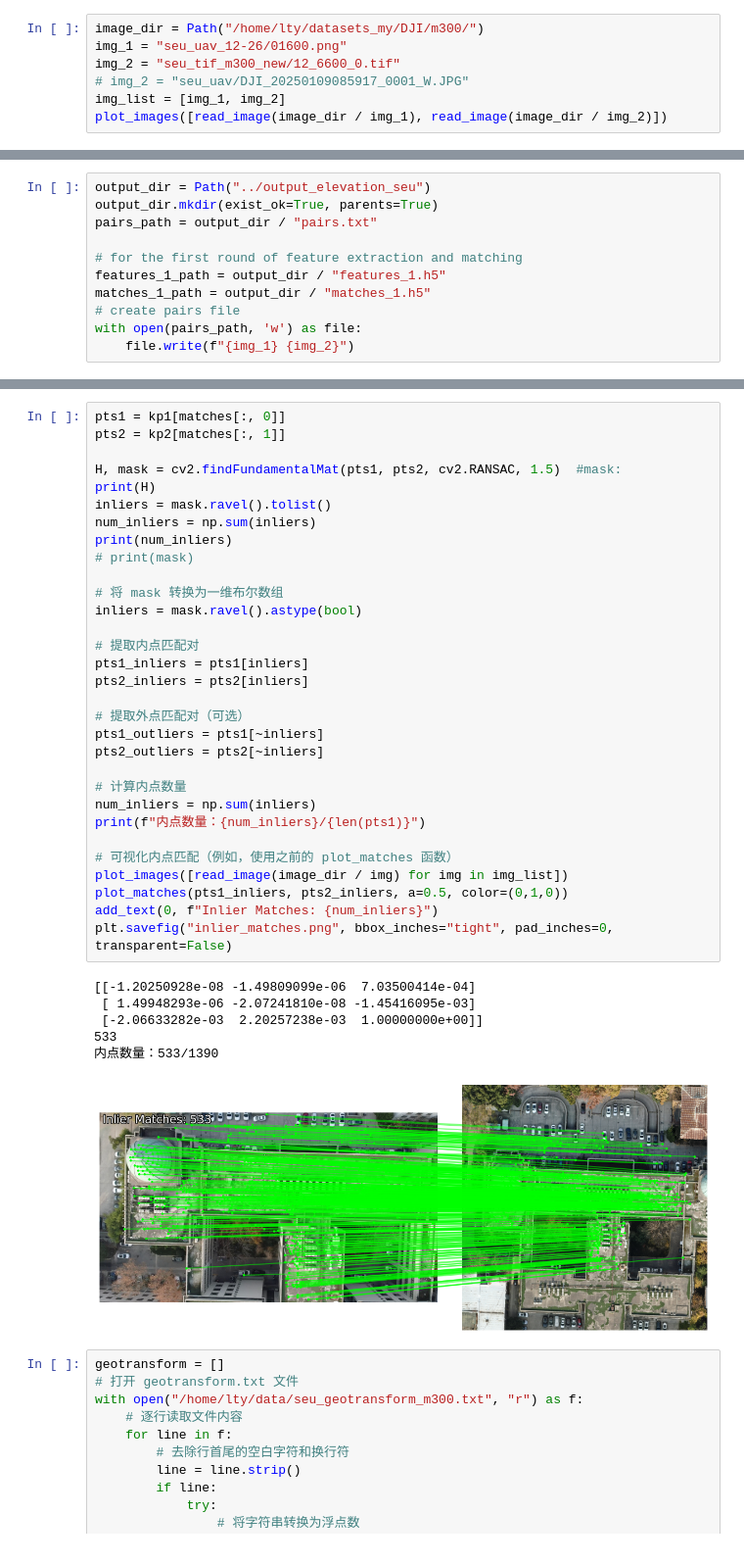
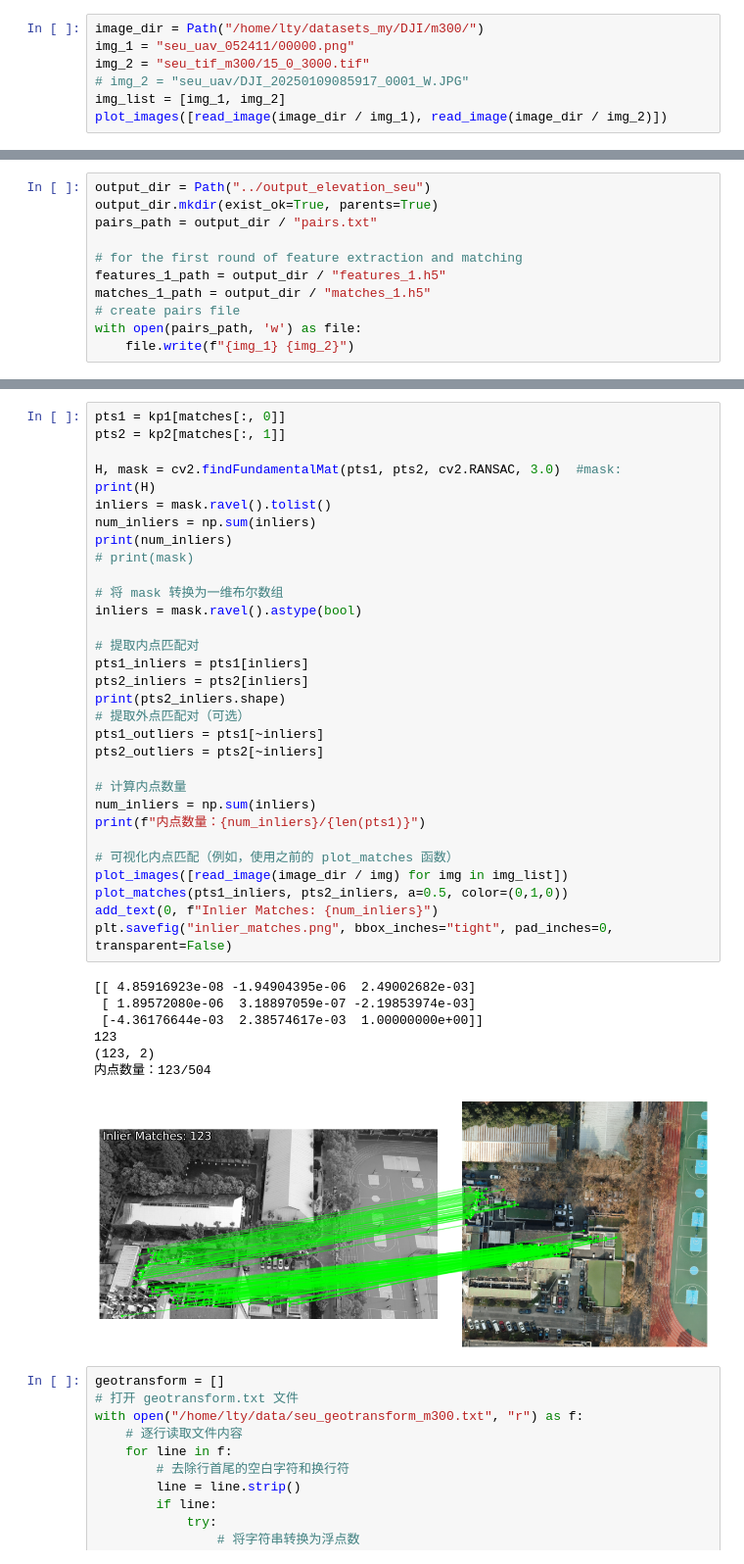
Before and after one commit to hemuyi2024/ch4_scene_match, a Jupyter notebook: jupyters/get_elevation_seu.ipynb, the cells around one changed output, grey strips where cells are left out. Shown at 98% size. Drawn from its saved outputs; the diff is of its cells as text.

```diff
--- a/jupyters/get_elevation_seu.ipynb
+++ b/jupyters/get_elevation_seu.ipynb
@@ -21,8 +21,8 @@ from hloc.utils.io import get_matches, get_keypoints
 from hloc.visualization import plot_images, plot_keypoints, plot_matches, read_image, add_text
 # %%
 image_dir = Path("/home/lty/datasets_my/DJI/m300/")
-img_1 = "seu_uav_12-26/01600.png"
-img_2 = "seu_tif_m300_new/12_6600_0.tif"
+img_1 = "seu_uav_052411/00000.png"
+img_2 = "seu_tif_m300/15_0_3000.tif"
 # img_2 = "seu_uav/DJI_20250109085917_0001_W.JPG"
 img_list = [img_1, img_2]
 plot_images([read_image(image_dir / img_1), read_image(image_dir / img_2)])
@@ -84,41 +84,42 @@ plt.savefig("matches.png", bbox_inches="tight", pad_inches=0, transparent=False)
 # %%
 pts1 = kp1[matches[:, 0]]
 pts2 = kp2[matches[:, 1]]
 
-H, mask = cv2.findFundamentalMat(pts1, pts2, cv2.RANSAC, 1.5)  #mask:
+H, mask = cv2.findFundamentalMat(pts1, pts2, cv2.RANSAC, 3.0)  #mask:
 print(H)
 inliers = mask.ravel().tolist()
 num_inliers = np.sum(inliers)
 print(num_inliers)
 # print(mask)
 
 # 将 mask 转换为一维布尔数组
 inliers = mask.ravel().astype(bool)
 
 # 提取内点匹配对
 pts1_inliers = pts1[inliers]
 pts2_inliers = pts2[inliers]
-
+print(pts2_inliers.shape)
 # 提取外点匹配对（可选）
 pts1_outliers = pts1[~inliers]
 pts2_outliers = pts2[~inliers]
 
 # 计算内点数量
 num_inliers = np.sum(inliers)
 print(f"内点数量：{num_inliers}/{len(pts1)}")
 
 # 可视化内点匹配（例如，使用之前的 plot_matches 函数）
 plot_images([read_image(image_dir / img) for img in img_list])
 plot_matches(pts1_inliers, pts2_inliers, a=0.5, color=(0,1,0))
 add_text(0, f"Inlier Matches: {num_inliers}")
 plt.savefig("inlier_matches.png", bbox_inches="tight", pad_inches=0, transparent=False)
 # %% [output]
-[[-1.20250928e-08 -1.49809099e-06  7.03500414e-04]
- [ 1.49948293e-06 -2.07241810e-08 -1.45416095e-03]
- [-2.06633282e-03  2.20257238e-03  1.00000000e+00]]
-533
-内点数量：533/1390
+[[ 4.85916923e-08 -1.94904395e-06  2.49002682e-03]
+ [ 1.89572080e-06  3.18897059e-07 -2.19853974e-03]
+ [-4.36176644e-03  2.38574617e-03  1.00000000e+00]]
+123
+(123, 2)
+内点数量：123/504
-[figure, old version]
+[figure, new version]
 # %%
 geotransform = []
 # 打开 geotransform.txt 文件
```
Also changed, not shown: parts of 8 cells of this notebook, 27 other files.
